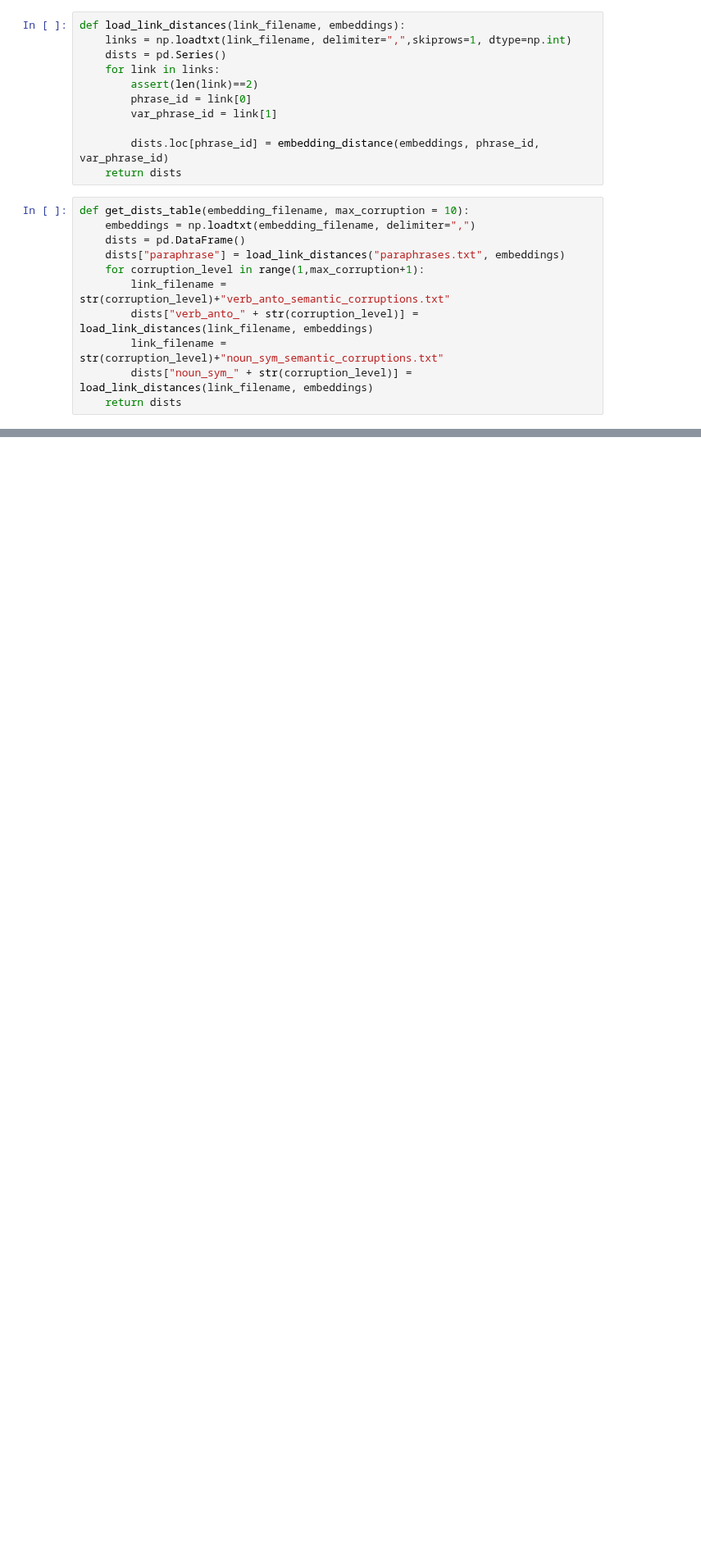
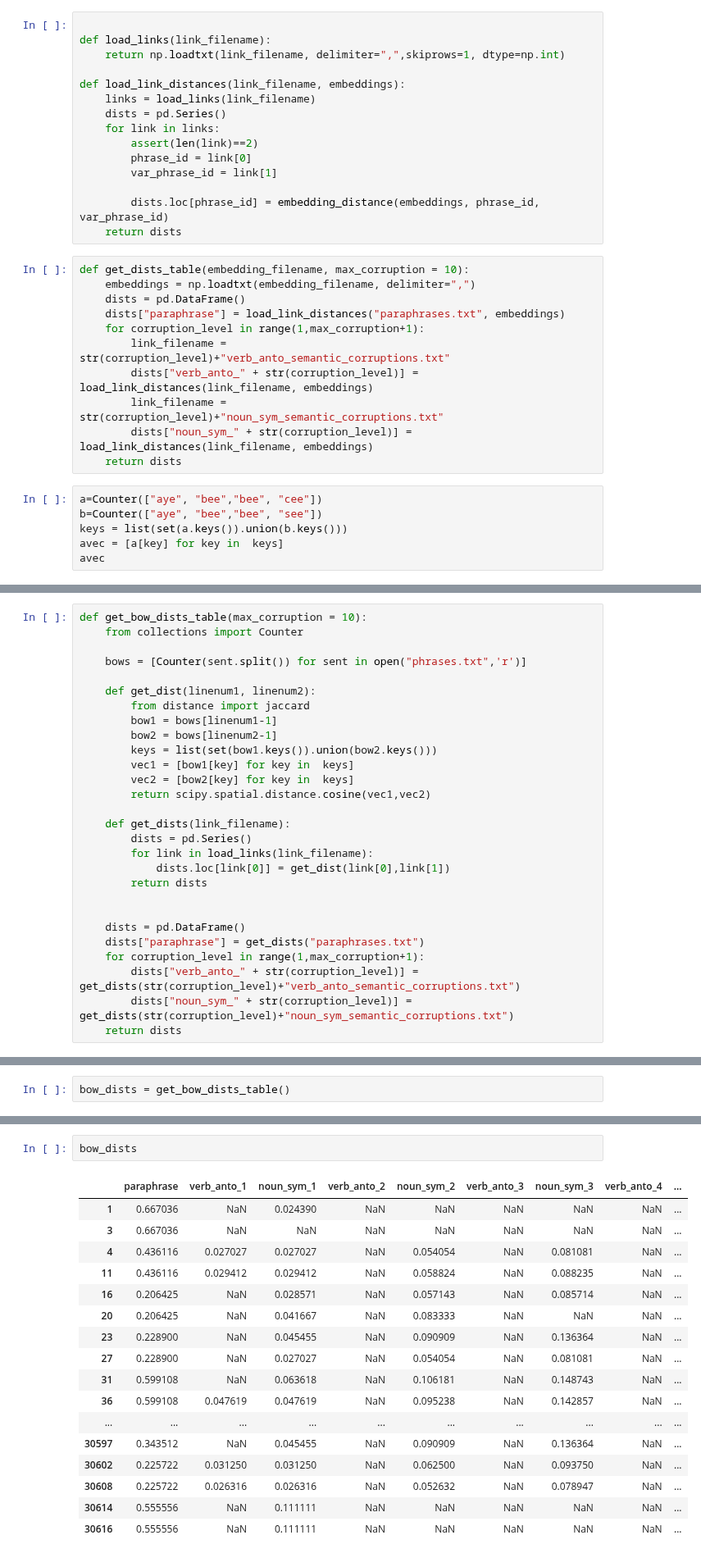
Before and after one commit to oxinabox/phd, a Jupyter notebook: prototypes/Projects/SemanticVsSyntacticEval/results_analysis.ipynb, the cells around one changed output, grey strips where cells are left out. Shown at 82% size. Drawn from its saved outputs; the diff is of its cells as text; blank space fills up the shorter version.

```diff
--- a/prototypes/Projects/SemanticVsSyntacticEval/results_analysis.ipynb
+++ b/prototypes/Projects/SemanticVsSyntacticEval/results_analysis.ipynb
@@ -17,8 +17,12 @@ def embedding_distance(embeddings, id1, id2):
     jj = id2 - 1
     return scipy.spatial.distance.cosine(embeddings[ii,:], embeddings[jj,:])
 # %%
+
+def load_links(link_filename):
+    return np.loadtxt(link_filename, delimiter=",",skiprows=1, dtype=np.int)
+
 def load_link_distances(link_filename, embeddings):
-    links = np.loadtxt(link_filename, delimiter=",",skiprows=1, dtype=np.int)
+    links = load_links(link_filename)
     dists = pd.Series()
     for link in links:
         assert(len(link)==2)
@@ -38,3 +42,9 @@ def get_dists_table(embedding_filename, max_corruption = 10):
         link_filename = str(corruption_level)+"noun_sym_semantic_corruptions.txt"
         dists["noun_sym_" + str(corruption_level)] = load_link_distances(link_filename, embeddings)
     return dists
+# %%
+a=Counter(["aye", "bee","bee", "cee"])
+b=Counter(["aye", "bee","bee", "see"])
+keys = list(set(a.keys()).union(b.keys()))
+avec = [a[key] for key in  keys]
+avec
@@ -40,0 +53,28 @@ def get_dists_table(embedding_filename, max_corruption = 10):
+# %%
+def get_bow_dists_table(max_corruption = 10):
+    from collections import Counter
+
+    bows = [Counter(sent.split()) for sent in open("phrases.txt",'r')]
+
+    def get_dist(linenum1, linenum2):
+        from distance import jaccard
+        bow1 = bows[linenum1-1]
+        bow2 = bows[linenum2-1]
+        keys = list(set(bow1.keys()).union(bow2.keys()))
+        vec1 = [bow1[key] for key in  keys]
+        vec2 = [bow2[key] for key in  keys]
+        return scipy.spatial.distance.cosine(vec1,vec2)
+
+    def get_dists(link_filename):
+        dists = pd.Series()
+        for link in load_links(link_filename):
+            dists.loc[link[0]] = get_dist(link[0],link[1])
+        return dists
+
+
+    dists = pd.DataFrame()
+    dists["paraphrase"] = get_dists("paraphrases.txt")
+    for corruption_level in range(1,max_corruption+1):
+        dists["verb_anto_" + str(corruption_level)] = get_dists(str(corruption_level)+"verb_anto_semantic_corruptions.txt")
+        dists["noun_sym_" + str(corruption_level)] = get_dists(str(corruption_level)+"noun_sym_semantic_corruptions.txt")
+    return dists
@@ -41,3 +105,5 @@ def get_dists_table(embedding_filename, max_corruption = 10):
+# %%
+bow_dists = get_bow_dists_table()
 # %%
 rae_dists = get_dists_table("outVectors_RAE2011.csv")
 wiki_doc2vec_dists = get_dists_table("outVectors_wiki_doc2vec.csv")
@@ -68,3 +136,23 @@ def get_comparative_distances_table(dists, max_changes = 10):
     comparative_distances["verb_anto_lt_para"] = n_closer_than_paraphrase("verb_anto_")
     comparative_distances["noun_sym_lt_verb_anto"] = compare_sym_anto_distances()
     return comparative_distances
+# %%
+bow_dists
+# %% [output]
+|  | paraphrase | verb_anto_1 | noun_sym_1 | verb_anto_2 | noun_sym_2 | verb_anto_3 | noun_sym_3 | verb_anto_4 | ... |
+| 1 | 0.667036 | NaN | 0.024390 | NaN | NaN | NaN | NaN | NaN | ... |
+| 3 | 0.667036 | NaN | NaN | NaN | NaN | NaN | NaN | NaN | ... |
+| 4 | 0.436116 | 0.027027 | 0.027027 | NaN | 0.054054 | NaN | 0.081081 | NaN | ... |
+| 11 | 0.436116 | 0.029412 | 0.029412 | NaN | 0.058824 | NaN | 0.088235 | NaN | ... |
+| 16 | 0.206425 | NaN | 0.028571 | NaN | 0.057143 | NaN | 0.085714 | NaN | ... |
+| 20 | 0.206425 | NaN | 0.041667 | NaN | 0.083333 | NaN | NaN | NaN | ... |
+| 23 | 0.228900 | NaN | 0.045455 | NaN | 0.090909 | NaN | 0.136364 | NaN | ... |
+| 27 | 0.228900 | NaN | 0.027027 | NaN | 0.054054 | NaN | 0.081081 | NaN | ... |
+| 31 | 0.599108 | NaN | 0.063618 | NaN | 0.106181 | NaN | 0.148743 | NaN | ... |
+| 36 | 0.599108 | 0.047619 | 0.047619 | NaN | 0.095238 | NaN | 0.142857 | NaN | ... |
+| ... | ... | ... | ... | ... | ... | ... | ... | ... | ... |
+| 30597 | 0.343512 | NaN | 0.045455 | NaN | 0.090909 | NaN | 0.136364 | NaN | ... |
+| 30602 | 0.225722 | 0.031250 | 0.031250 | NaN | 0.062500 | NaN | 0.093750 | NaN | ... |
+| 30608 | 0.225722 | 0.026316 | 0.026316 | NaN | 0.052632 | NaN | 0.078947 | NaN | ... |
+| 30614 | 0.555556 | NaN | 0.111111 | NaN | NaN | NaN | NaN | NaN | ... |
+| 30616 | 0.555556 | NaN | 0.111111 | NaN | NaN | NaN | NaN | NaN | ... |
```
Also changed, not shown: parts of 7 cells of this notebook, 4 other files.
